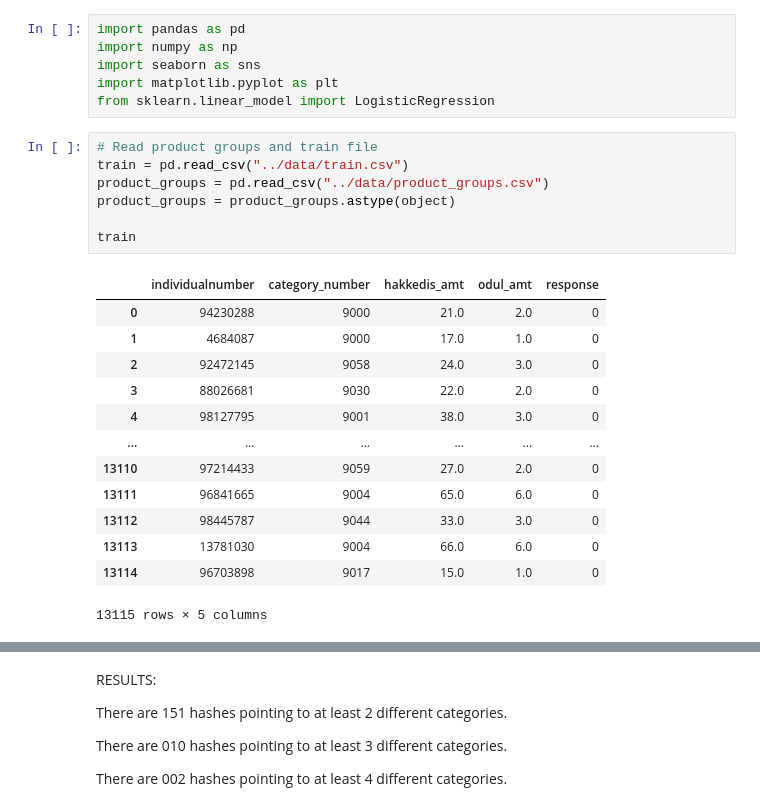
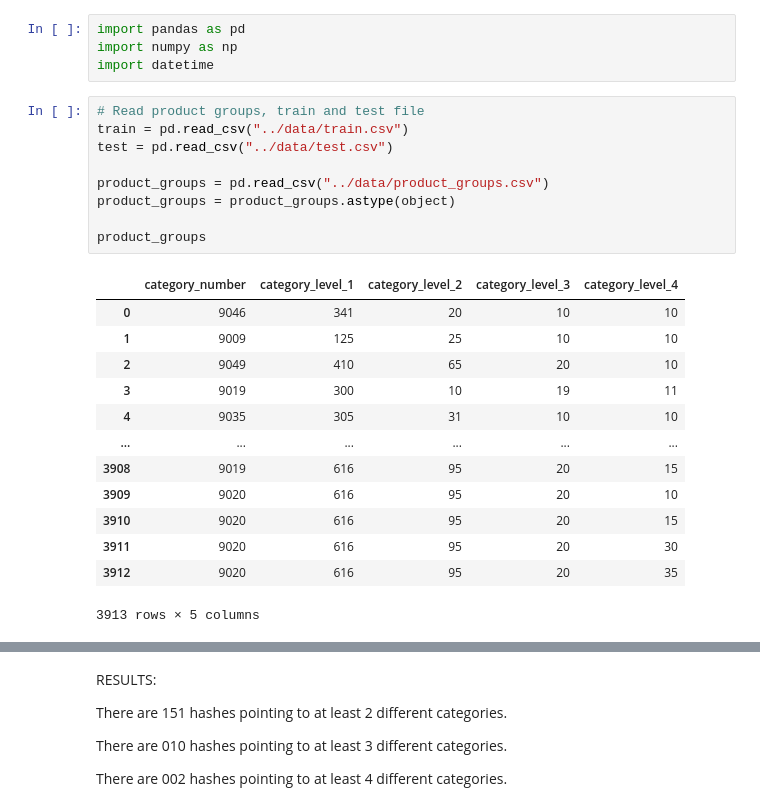
Before and after one commit to Enesaydnn7/MigrosDatathon, a Jupyter notebook: scripts/data_preprocessing.ipynb, the cells around one changed output, grey strips where cells are left out. Cells and saved outputs as stored; diff of their text form.

Commit message:
data_preprocessing has been finalized

```diff
--- a/scripts/data_preprocessing.ipynb
+++ b/scripts/data_preprocessing.ipynb
@@ -1,27 +1,27 @@
 # %%
 import pandas as pd
 import numpy as np
-import seaborn as sns
-import matplotlib.pyplot as plt
-from sklearn.linear_model import LogisticRegression
+import datetime
 # %%
-# Read product groups and train file
+# Read product groups, train and test file
 train = pd.read_csv("../data/train.csv")
+test = pd.read_csv("../data/test.csv")
+
 product_groups = pd.read_csv("../data/product_groups.csv")
 product_groups = product_groups.astype(object)
 
-train
+product_groups
 # %% [output]
-|  | individualnumber | category_number | hakkedis_amt | odul_amt | response |
-| 0 | 94230288 | 9000 | 21.0 | 2.0 | 0 |
-| 1 | 4684087 | 9000 | 17.0 | 1.0 | 0 |
-| 2 | 92472145 | 9058 | 24.0 | 3.0 | 0 |
-| 3 | 88026681 | 9030 | 22.0 | 2.0 | 0 |
-| 4 | 98127795 | 9001 | 38.0 | 3.0 | 0 |
+|  | category_number | category_level_1 | category_level_2 | category_level_3 | category_level_4 |
+| 0 | 9046 | 341 | 20 | 10 | 10 |
+| 1 | 9009 | 125 | 25 | 10 | 10 |
+| 2 | 9049 | 410 | 65 | 20 | 10 |
+| 3 | 9019 | 300 | 10 | 19 | 11 |
+| 4 | 9035 | 305 | 31 | 10 | 10 |
 | ... | ... | ... | ... | ... | ... |
-| 13110 | 97214433 | 9059 | 27.0 | 2.0 | 0 |
-| 13111 | 96841665 | 9004 | 65.0 | 6.0 | 0 |
-| 13112 | 98445787 | 9044 | 33.0 | 3.0 | 0 |
-| 13113 | 13781030 | 9004 | 66.0 | 6.0 | 0 |
-| 13114 | 96703898 | 9017 | 15.0 | 1.0 | 0 |
+| 3908 | 9019 | 616 | 95 | 20 | 15 |
+| 3909 | 9020 | 616 | 95 | 20 | 10 |
+| 3910 | 9020 | 616 | 95 | 20 | 15 |
+| 3911 | 9020 | 616 | 95 | 20 | 30 |
+| 3912 | 9020 | 616 | 95 | 20 | 35 |
-13115 rows × 5 columns
+3913 rows × 5 columns
```
Also changed, not shown: parts of 15 cells of this notebook, 2 other files.
